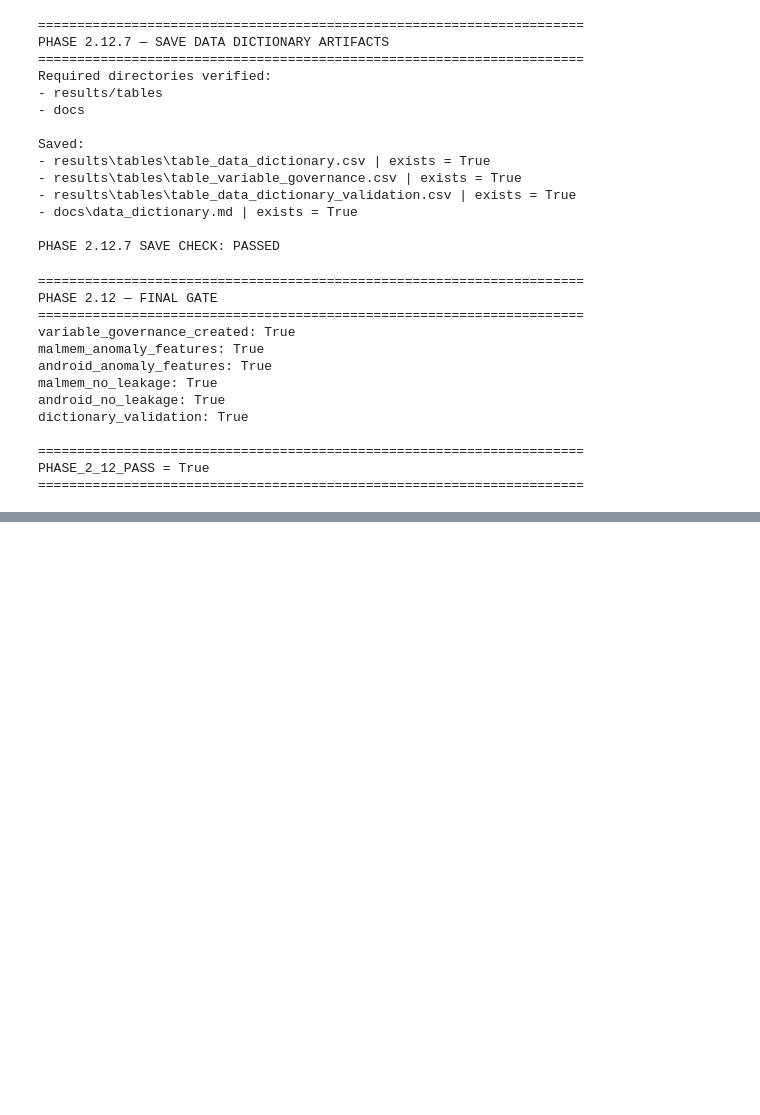
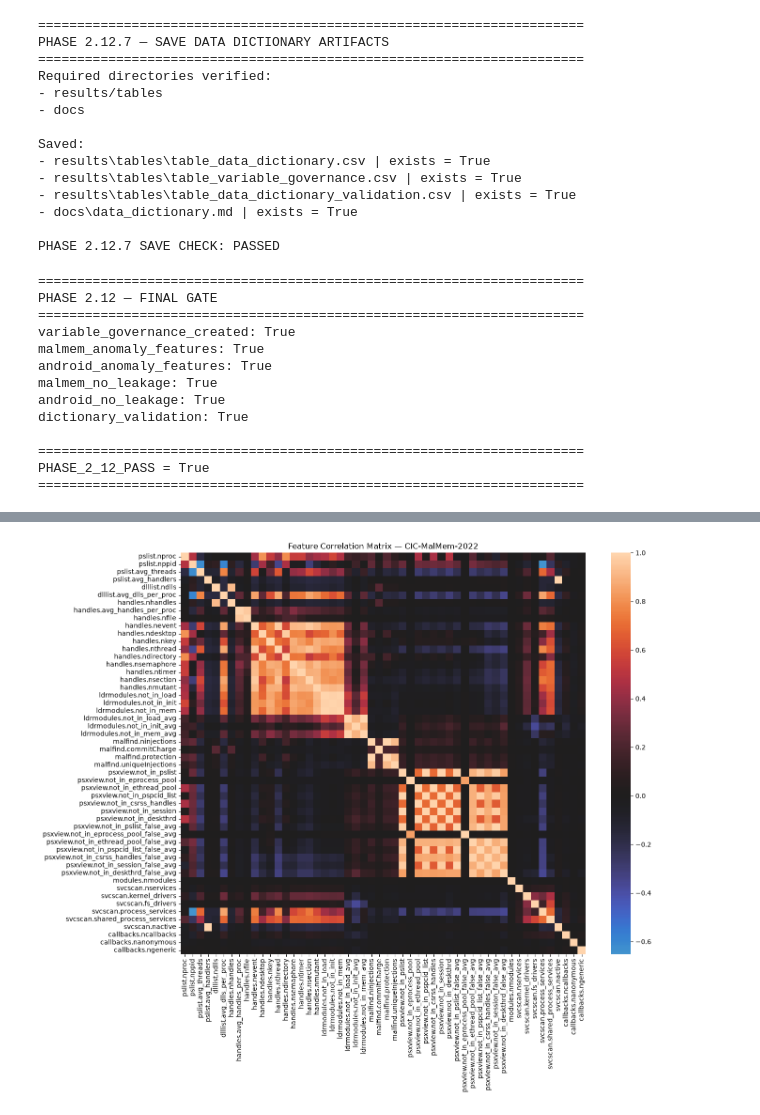
Before and after one commit to alokmuskan/PoisonShield, a Jupyter notebook: notebooks/01_dataset_audit.ipynb, the cells around one changed output, grey strips where cells are left out. Cells and saved outputs as stored; diff of their text form; code cells hidden in the pictures; blank space fills up the shorter version.

```diff
--- a/notebooks/01_dataset_audit.ipynb
+++ b/notebooks/01_dataset_audit.ipynb
@@ -5517,0 +6532,79 @@ PHASE_2_12_PASS = True
+# %%
+print("=" * 70)
+print("PHASE 3.12 — CORRELATION FIGURES")
+print("=" * 70)
+
+import seaborn as sns
+
+# ---------------------------------------------------------
+# MalMem full correlation heatmap
+# ---------------------------------------------------------
+
+plt.figure(figsize=(14, 12))
+
+sns.heatmap(
+    malmem_corr,
+    center=0
+)
+
+plt.title(
+    "Feature Correlation Matrix — CIC-MalMem-2022"
+)
+
+plt.tight_layout()
+
+plt.savefig(
+    "results/figures/fig_correlation_malmem.png",
+    dpi=300,
+    bbox_inches="tight"
+)
+
+plt.show()
+plt.close()
+
+# ---------------------------------------------------------
+# Android top-correlation feature heatmap
+# ---------------------------------------------------------
+
+top_android_features = sorted(
+    set(
+        android_strong_corr["feature_1"]
+    ).union(
+        android_strong_corr["feature_2"]
+    )
+)
+
+# Keep figure readable
+top_android_features = top_android_features[:25]
+
+android_top_corr = android[
+    top_android_features
+].corr()
+
+plt.figure(figsize=(12, 10))
+
+sns.heatmap(
+    android_top_corr,
+    center=0
+)
+
+plt.title(
+    "Top Correlated Features — "
+    "Android / CICMalDroid2020 Structure"
+)
+
+plt.tight_layout()
+
+plt.savefig(
+    "results/figures/fig_correlation_android_top.png",
+    dpi=300,
+    bbox_inches="tight"
+)
+
+plt.show()
+plt.close()
+
+print("Saved:")
+print("- results/figures/fig_correlation_malmem.png")
+print("- results/figures/fig_correlation_android_top.png")
+# %% [output]
@@ -5517,0 +6614 @@ PHASE_2_12_PASS = True
+[figure, added]
```
Also changed, not shown: parts of 33 cells of this notebook, 48 other files.
